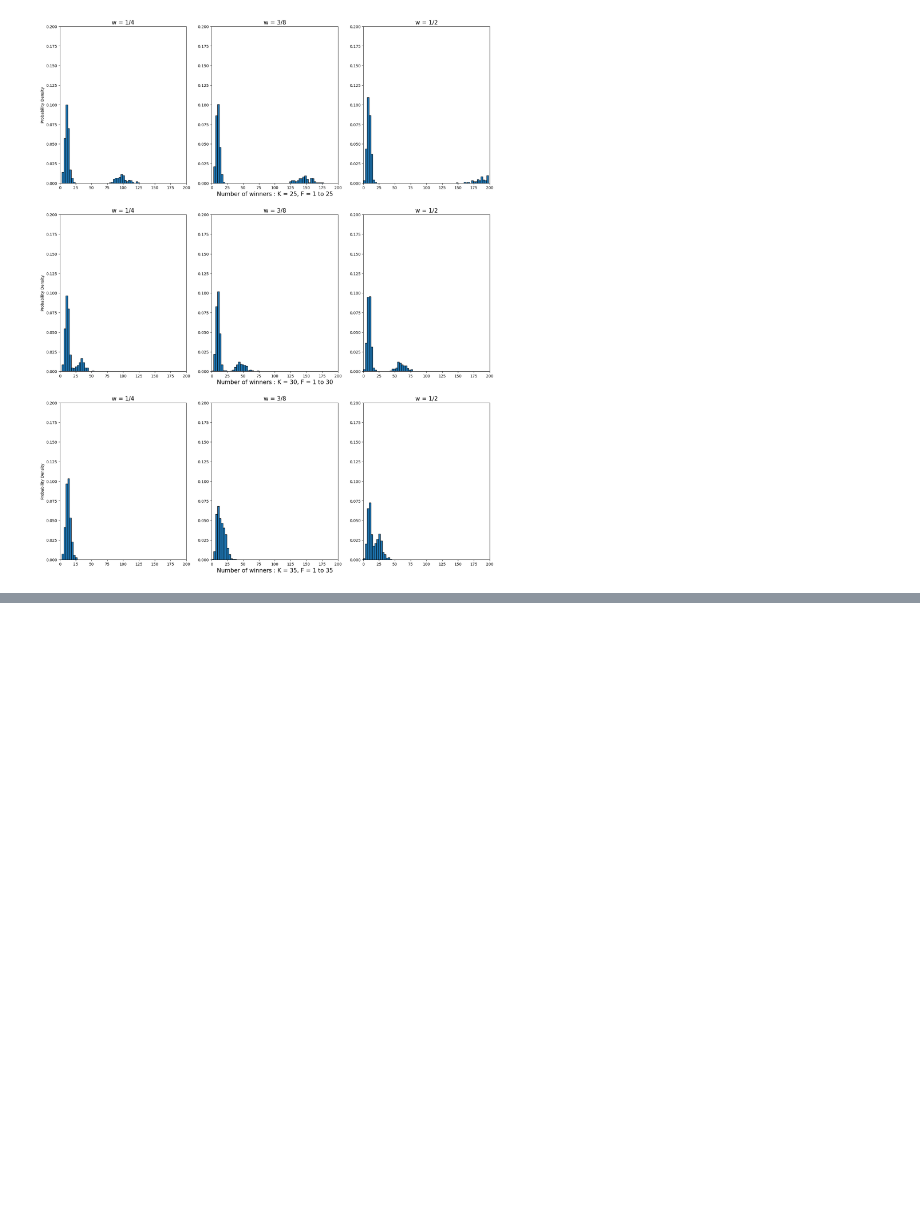
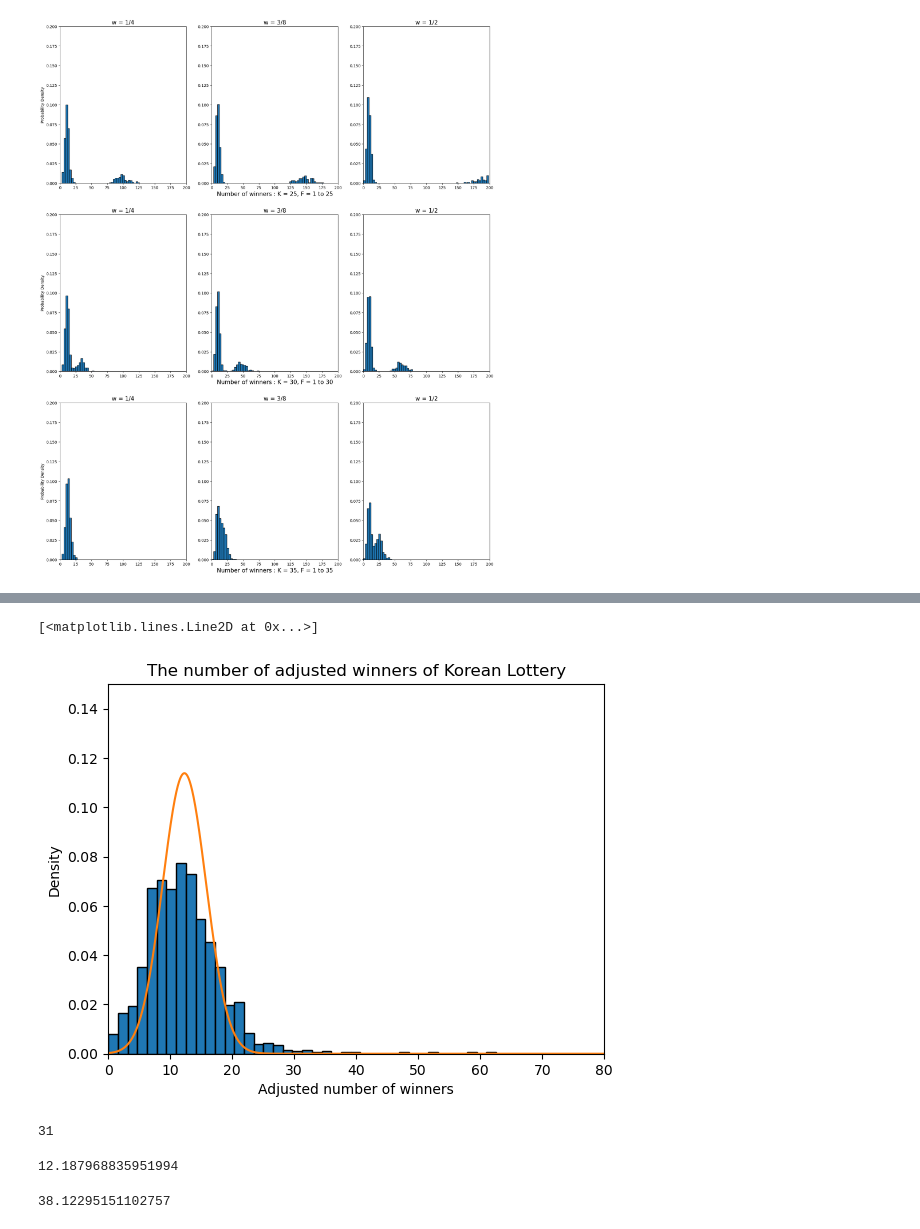
Before and after one commit to woozins/lottery, a Jupyter notebook: lottery_distribute/lottery_secret_code.ipynb, the cells around one changed output, grey strips where cells are left out. Drawn from its saved outputs; the diff is of its cells as text; code cells hidden in the pictures; blank space fills up the shorter version.

```diff
--- a/lottery_distribute/lottery_secret_code.ipynb
+++ b/lottery_distribute/lottery_secret_code.ipynb
@@ -624,0 +679,47 @@ for k, data in enumerate(datas):
+# %%
+sold_weight = pd.concat([sold, newsold]).sort_values(by = 'Year').reset_index(drop = True)
+sold_weight.Value = sold_weight.Value/10000
+# %%
+wins_adj = wins.reset_index()
+wins_adj.columns = ['draw', 'wins']
+wins_adj.draw = 1131 - wins_adj.draw
+wins_adj = wins_adj.sort_values(by = 'draw').reset_index(drop = True)
+# %%
+draw_years = pd.DataFrame({
+    'draw' : list(range(1,1132)),
+    'Year' : ['2003년']*56 + ['2004년']*(52) + ['2005년']*(53)+
+    ['2006년']*(52) + ['2007년']*52 + ['2008년']*52 + ['2009년']*52 + ['2010년']*52 +
+    ['2011년']*53 + ['2012년']*52 + ['2013년']*52 + ['2014년']*52 + ['2015년']*52 +
+    ['2016년']*53 + ['2017년']*52 + ['2018년']*52 + ['2019년']*52 + ['2020년']*52 +
+    ['2021년']*52 + ['2022년']*53 + ['2023년']*83
+})
+# %%
+wins_weighted = pd.merge(pd.merge(wins_adj, draw_years, on = 'draw'), sold_weight, on ='Year')
+wins_weighted['wins_adjusted'] = wins_weighted.wins / wins_weighted.Value
+# %%
+plt.hist(wins_weighted.wins_adjusted, bins = 40, density = True, edgecolor='black')
+plt.title("The number of adjusted winners of Korean Lottery")
+plt.xlabel("Adjusted number of winners")
+plt.ylabel("Density")
+plt.xlim(0,80)
+plt.ylim(0,0.15)
+
+x = np.linspace(0,80,8000)
+normal = scipy.stats.norm.pdf(x, 12.28, np.sqrt(12.28))
+plt.plot(x, normal)
+#adjusted number of winners ~ Bin(100,000,000, 1/8,145,600) ~ normal(12.28, 12.28)
+# %% [output]
+[<matplotlib.lines.Line2D at 0x...>]
+[figure, added]
+# %%
+sum(wins_weighted.wins_adjusted >= 25)
+# %% [output]
+31
+# %%
+np.mean(wins_weighted.wins_adjusted)
+# %% [output]
+12.187968835951994
+# %%
+np.var(wins_weighted.wins_adjusted)
+# %% [output]
+38.12295151102757
```
Also changed, not shown: parts of 5 cells of this notebook, 1 other file.
